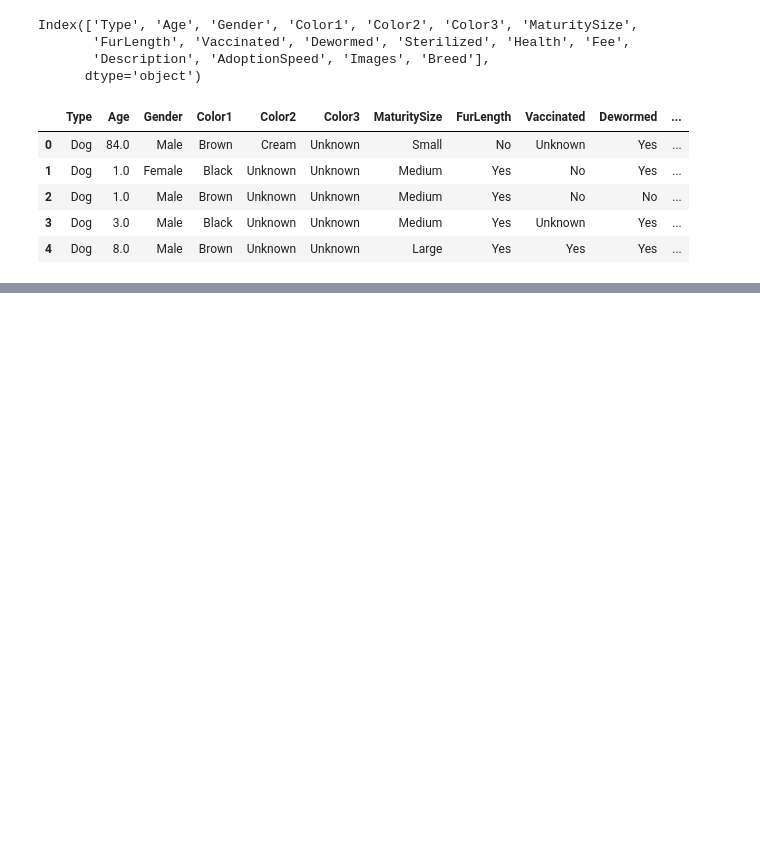
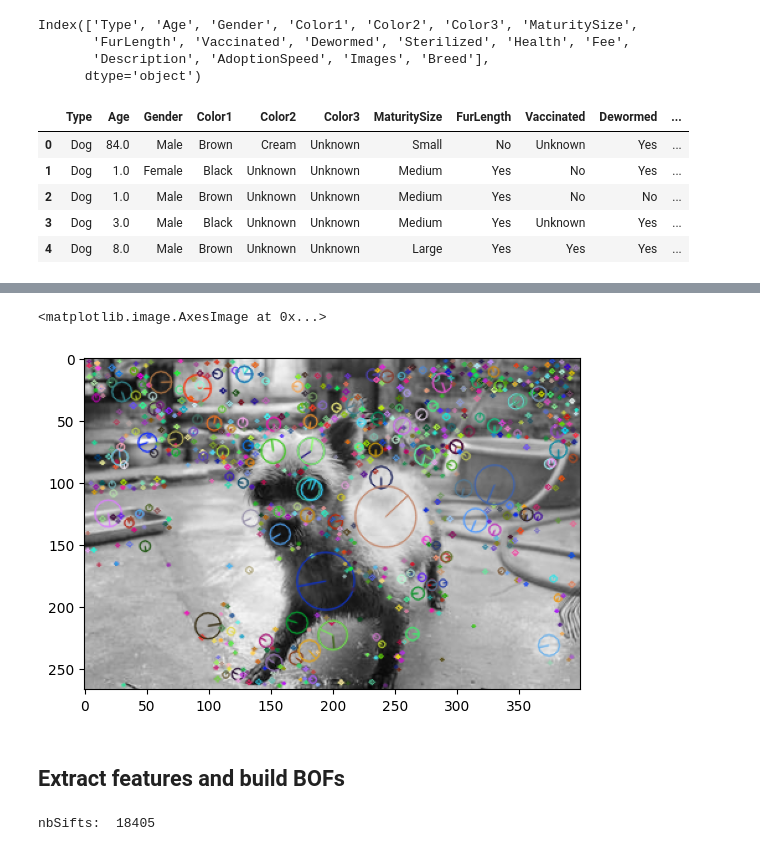
Before and after one commit to martineghiazaryan/dsai-uca, a Jupyter notebook: ML Algorithms/Pet Adoption Project/Pet_Adoption_ML_Project_Martiros_Yeghiazaryan.ipynb, the cells around one changed output, grey strips where cells are left out. Cells and saved outputs as stored; diff of their text form; code cells hidden in the pictures; blank space fills up the shorter version.

```diff
--- a/ML Algorithms/Pet Adoption Project/Pet_Adoption_ML_Project_Martiros_Yeghiazaryan.ipynb
+++ b/ML Algorithms/Pet Adoption Project/Pet_Adoption_ML_Project_Martiros_Yeghiazaryan.ipynb
@@ -83,0 +121,9 @@ img_cols = ['Images']
+# %%
+import cv2
+
+gray= cv2.cvtColor(img,cv2.COLOR_BGR2GRAY)
+# %%
+# Computing the SIFT detector and descriptors
+
+sift = cv2.SIFT_create()
+keypoints, descriptors = sift.detectAndCompute(gray, None)
@@ -83,0 +140,10 @@ img_cols = ['Images']
+# %%
+# Plot the image with the descriptors
+
+cv2.drawKeypoints(gray, keypoints, img, flags=cv2.DRAW_MATCHES_FLAGS_DRAW_RICH_KEYPOINTS)
+plt.imshow(img)
+# %% [output]
+<matplotlib.image.AxesImage at 0x...>
+[figure, added]
+# %% [markdown]
+## Extract features and build BOFs
@@ -83,0 +175,5 @@ img_cols = ['Images']
+# %%
+nbSIFTs, SIFTs = extract_SIFT(X_train['Images'])
+print('nbSifts: ', nbSIFTs)
+# %% [output]
+nbSifts:  18405
```
Also changed, not shown: parts of 22 cells of this notebook.
